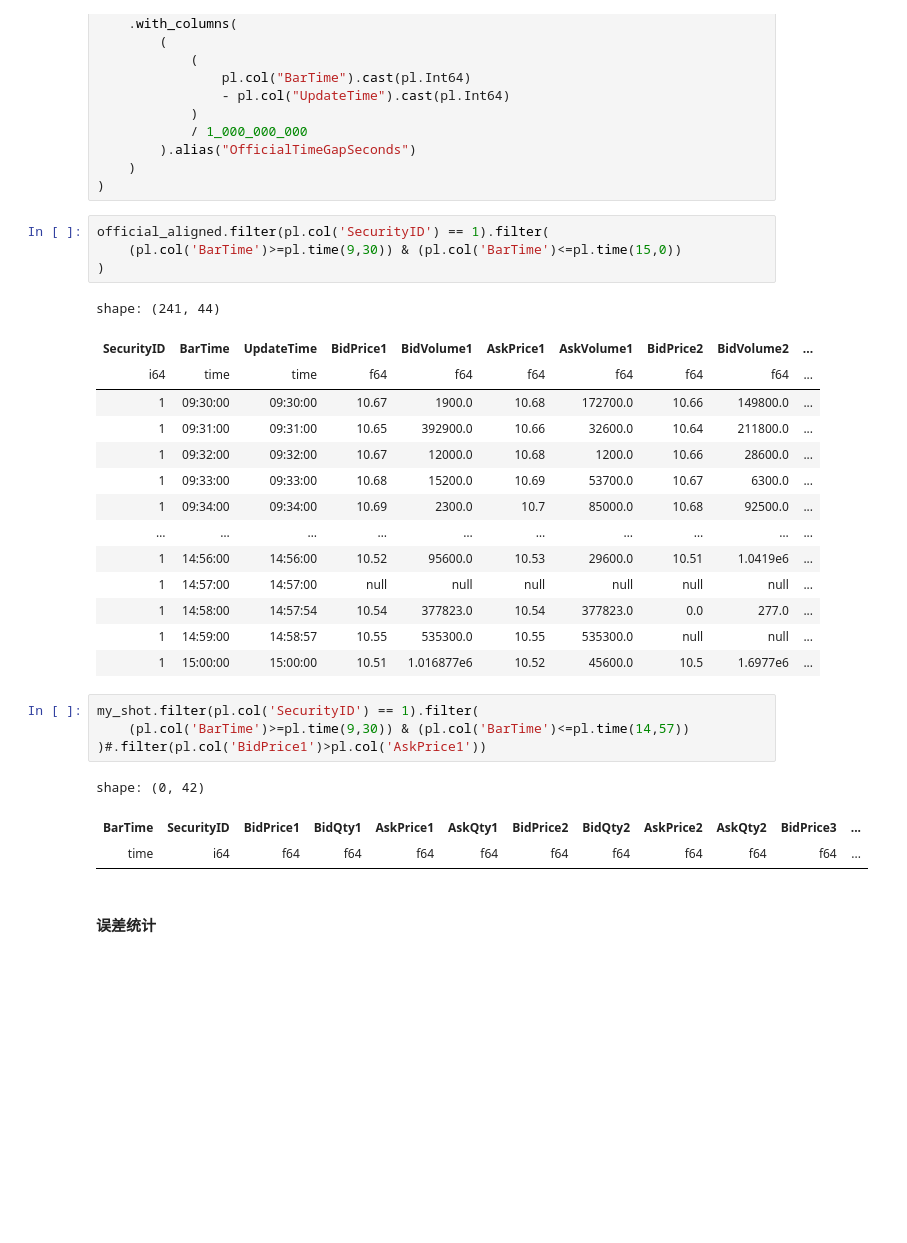
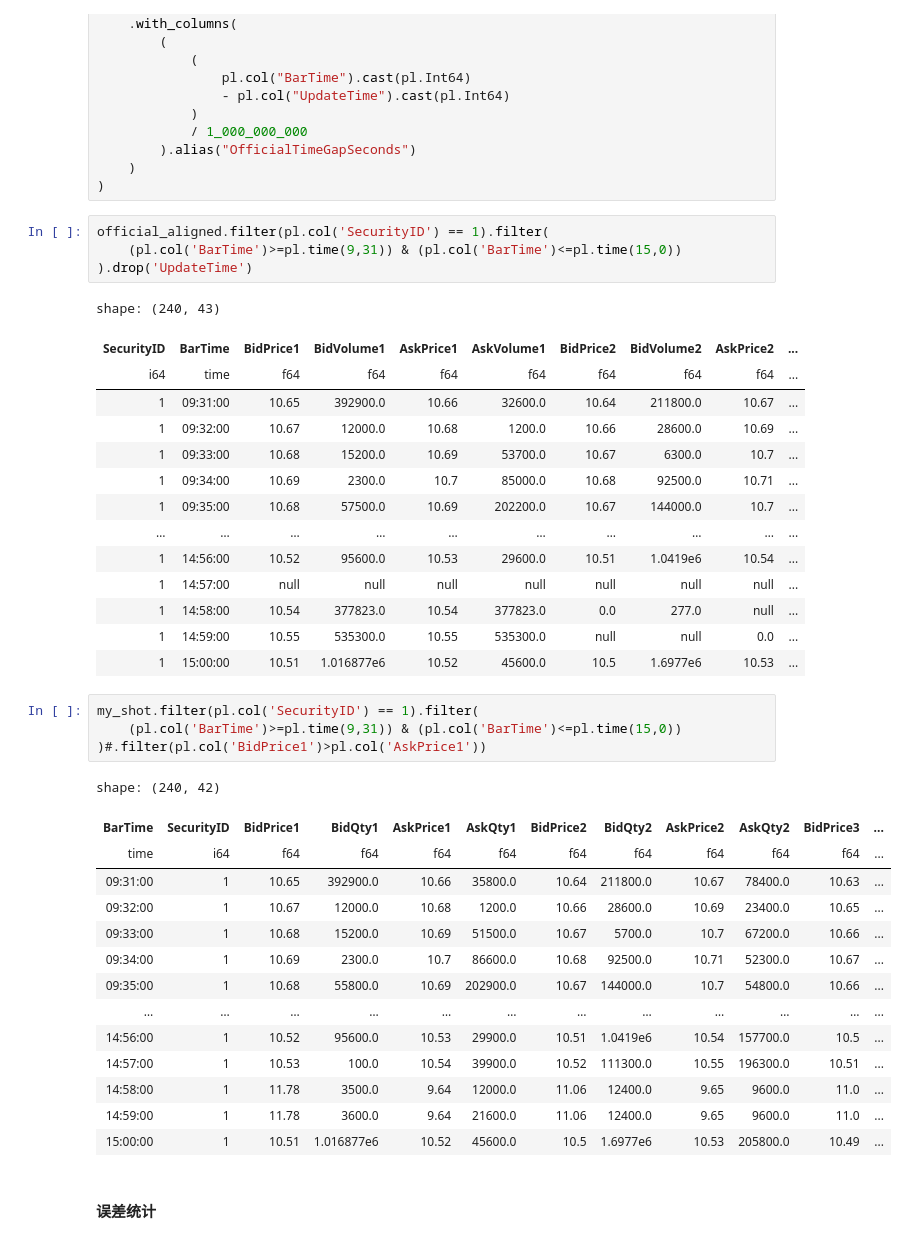
Before and after one commit to Xujy424/research2workflow, a Jupyter notebook: v2/dataloader/test.ipynb, the cells around one changed output. Drawn from its saved outputs; the diff is of its cells as text; blank space fills up the shorter version.

```diff
--- a/v2/dataloader/test.ipynb
+++ b/v2/dataloader/test.ipynb
@@ -123,31 +123,42 @@ official_aligned = (
 )
 # %%
 official_aligned.filter(pl.col('SecurityID') == 1).filter(
-    (pl.col('BarTime')>=pl.time(9,30)) & (pl.col('BarTime')<=pl.time(15,0))
-)
+    (pl.col('BarTime')>=pl.time(9,31)) & (pl.col('BarTime')<=pl.time(15,0))
+).drop('UpdateTime')
 # %% [output]
-shape: (241, 44)
+shape: (240, 43)
-| SecurityID | BarTime | UpdateTime | BidPrice1 | BidVolume1 | AskPrice1 | AskVolume1 | BidPrice2 | BidVolume2 | ... |
-| i64 | time | time | f64 | f64 | f64 | f64 | f64 | f64 | ... |
-| 1 | 09:30:00 | 09:30:00 | 10.67 | 1900.0 | 10.68 | 172700.0 | 10.66 | 149800.0 | ... |
-| 1 | 09:31:00 | 09:31:00 | 10.65 | 392900.0 | 10.66 | 32600.0 | 10.64 | 211800.0 | ... |
-| 1 | 09:32:00 | 09:32:00 | 10.67 | 12000.0 | 10.68 | 1200.0 | 10.66 | 28600.0 | ... |
-| 1 | 09:33:00 | 09:33:00 | 10.68 | 15200.0 | 10.69 | 53700.0 | 10.67 | 6300.0 | ... |
-| 1 | 09:34:00 | 09:34:00 | 10.69 | 2300.0 | 10.7 | 85000.0 | 10.68 | 92500.0 | ... |
+| SecurityID | BarTime | BidPrice1 | BidVolume1 | AskPrice1 | AskVolume1 | BidPrice2 | BidVolume2 | AskPrice2 | ... |
+| i64 | time | f64 | f64 | f64 | f64 | f64 | f64 | f64 | ... |
+| 1 | 09:31:00 | 10.65 | 392900.0 | 10.66 | 32600.0 | 10.64 | 211800.0 | 10.67 | ... |
+| 1 | 09:32:00 | 10.67 | 12000.0 | 10.68 | 1200.0 | 10.66 | 28600.0 | 10.69 | ... |
+| 1 | 09:33:00 | 10.68 | 15200.0 | 10.69 | 53700.0 | 10.67 | 6300.0 | 10.7 | ... |
+| 1 | 09:34:00 | 10.69 | 2300.0 | 10.7 | 85000.0 | 10.68 | 92500.0 | 10.71 | ... |
+| 1 | 09:35:00 | 10.68 | 57500.0 | 10.69 | 202200.0 | 10.67 | 144000.0 | 10.7 | ... |
 | … | … | … | … | … | … | … | … | … | ... |
-| 1 | 14:56:00 | 14:56:00 | 10.52 | 95600.0 | 10.53 | 29600.0 | 10.51 | 1.0419e6 | ... |
-| 1 | 14:57:00 | 14:57:00 | null | null | null | null | null | null | ... |
-| 1 | 14:58:00 | 14:57:54 | 10.54 | 377823.0 | 10.54 | 377823.0 | 0.0 | 277.0 | ... |
-| 1 | 14:59:00 | 14:58:57 | 10.55 | 535300.0 | 10.55 | 535300.0 | null | null | ... |
-| 1 | 15:00:00 | 15:00:00 | 10.51 | 1.016877e6 | 10.52 | 45600.0 | 10.5 | 1.6977e6 | ... |
+| 1 | 14:56:00 | 10.52 | 95600.0 | 10.53 | 29600.0 | 10.51 | 1.0419e6 | 10.54 | ... |
+| 1 | 14:57:00 | null | null | null | null | null | null | null | ... |
+| 1 | 14:58:00 | 10.54 | 377823.0 | 10.54 | 377823.0 | 0.0 | 277.0 | null | ... |
+| 1 | 14:59:00 | 10.55 | 535300.0 | 10.55 | 535300.0 | null | null | 0.0 | ... |
+| 1 | 15:00:00 | 10.51 | 1.016877e6 | 10.52 | 45600.0 | 10.5 | 1.6977e6 | 10.53 | ... |
 # %%
 my_shot.filter(pl.col('SecurityID') == 1).filter(
-    (pl.col('BarTime')>=pl.time(9,30)) & (pl.col('BarTime')<=pl.time(14,57))
+    (pl.col('BarTime')>=pl.time(9,31)) & (pl.col('BarTime')<=pl.time(15,0))
 )#.filter(pl.col('BidPrice1')>pl.col('AskPrice1'))
 # %% [output]
-shape: (0, 42)
+shape: (240, 42)
 | BarTime | SecurityID | BidPrice1 | BidQty1 | AskPrice1 | AskQty1 | BidPrice2 | BidQty2 | AskPrice2 | AskQty2 | BidPrice3 | ... |
 | time | i64 | f64 | f64 | f64 | f64 | f64 | f64 | f64 | f64 | f64 | ... |
+| 09:31:00 | 1 | 10.65 | 392900.0 | 10.66 | 35800.0 | 10.64 | 211800.0 | 10.67 | 78400.0 | 10.63 | ... |
+| 09:32:00 | 1 | 10.67 | 12000.0 | 10.68 | 1200.0 | 10.66 | 28600.0 | 10.69 | 23400.0 | 10.65 | ... |
+| 09:33:00 | 1 | 10.68 | 15200.0 | 10.69 | 51500.0 | 10.67 | 5700.0 | 10.7 | 67200.0 | 10.66 | ... |
+| 09:34:00 | 1 | 10.69 | 2300.0 | 10.7 | 86600.0 | 10.68 | 92500.0 | 10.71 | 52300.0 | 10.67 | ... |
+| 09:35:00 | 1 | 10.68 | 55800.0 | 10.69 | 202900.0 | 10.67 | 144000.0 | 10.7 | 54800.0 | 10.66 | ... |
+| … | … | … | … | … | … | … | … | … | … | … | ... |
+| 14:56:00 | 1 | 10.52 | 95600.0 | 10.53 | 29900.0 | 10.51 | 1.0419e6 | 10.54 | 157700.0 | 10.5 | ... |
+| 14:57:00 | 1 | 10.53 | 100.0 | 10.54 | 39900.0 | 10.52 | 111300.0 | 10.55 | 196300.0 | 10.51 | ... |
+| 14:58:00 | 1 | 11.78 | 3500.0 | 9.64 | 12000.0 | 11.06 | 12400.0 | 9.65 | 9600.0 | 11.0 | ... |
+| 14:59:00 | 1 | 11.78 | 3600.0 | 9.64 | 21600.0 | 11.06 | 12400.0 | 9.65 | 9600.0 | 11.0 | ... |
+| 15:00:00 | 1 | 10.51 | 1.016877e6 | 10.52 | 45600.0 | 10.5 | 1.6977e6 | 10.53 | 205800.0 | 10.49 | ... |
 # %% [markdown]
 #### 误差统计
 # %%
```
Also changed, not shown: parts of 2 cells of this notebook.
